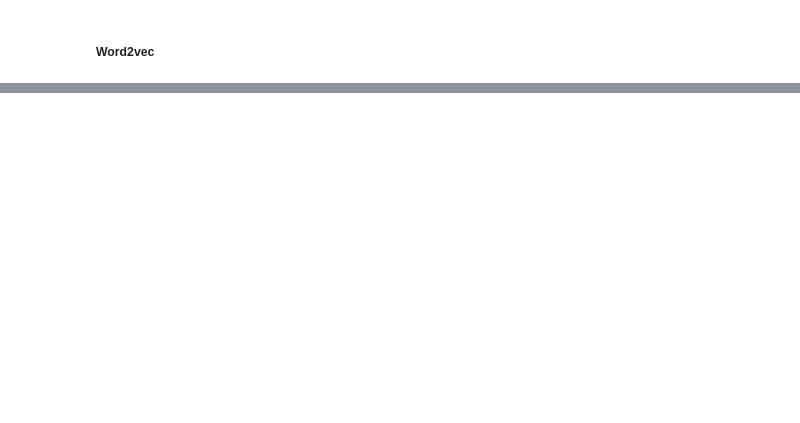
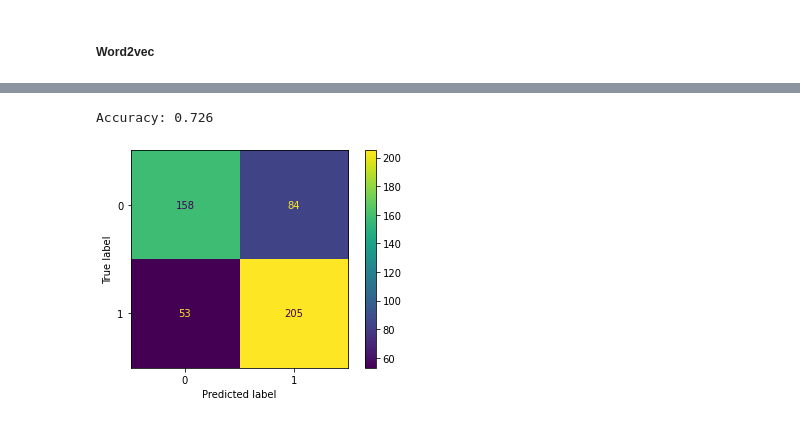
Before and after one commit to ThibaultDieudonne/Sentiment-Analysis, a Jupyter notebook: n.ipynb, the cells around one changed output, grey strips where cells are left out. Saved outputs shown, nothing was run; the diff lists cells and outputs as text; code cells hidden in the pictures; blank space fills up the shorter version.

```diff
--- a/n.ipynb
+++ b/n.ipynb
@@ -654,0 +730,17 @@ get_results()
+# %%
+n_sample = 500
+
+with open(f'./azure/ASTA_key.txt', 'r') as f:
+    key = f.readline()
+
+with open(f'./azure/ASTA_endpoint.txt', 'r') as f:
+    endpoint = f.readline()
+
+def authenticate_client():
+    ta_credential = AzureKeyCredential(key)
+    text_analytics_client = TextAnalyticsClient(
+            endpoint=endpoint,
+            credential=ta_credential)
+    return text_analytics_client
+
+client = authenticate_client()
@@ -654,0 +777,10 @@ get_results()
+# %%
+example_df = pd.read_csv('./short_df.csv')
+
+example_df = example_df.head(n_sample)
+
+docs = example_df["text"].tolist()
+
+lbls = example_df["target"].tolist()
+
+example_df.head(n_sample)
@@ -654,0 +805,21 @@ get_results()
+# %%
+pred_lbls = []
+for i in range(10, n_sample + 1, 10):
+    pred_lbls.extend(sentiment_analysis_score(client, docs[i-10:i]))
+# %%
+pred_lbls.extend(sentiment_analysis_score(client, docs[490:500]))
+# %%
+# Comme la variable cible du jeu de données est balancée, on évalue l'accuracy du modèle
+acc = accuracy_score(lbls, pred_lbls)
+print(f"Accuracy: {acc}")
+# %% [output]
+Accuracy: 0.726
+# %%
+# On affiche la matrice de confusion
+cm = confusion_matrix(lbls, pred_lbls)
+disp = ConfusionMatrixDisplay(confusion_matrix=cm)
+disp.plot()
+
+plt.show()
+# %% [output]
+[figure, added]
```
Also changed, not shown: parts of 24 cells of this notebook, 8 other files.
